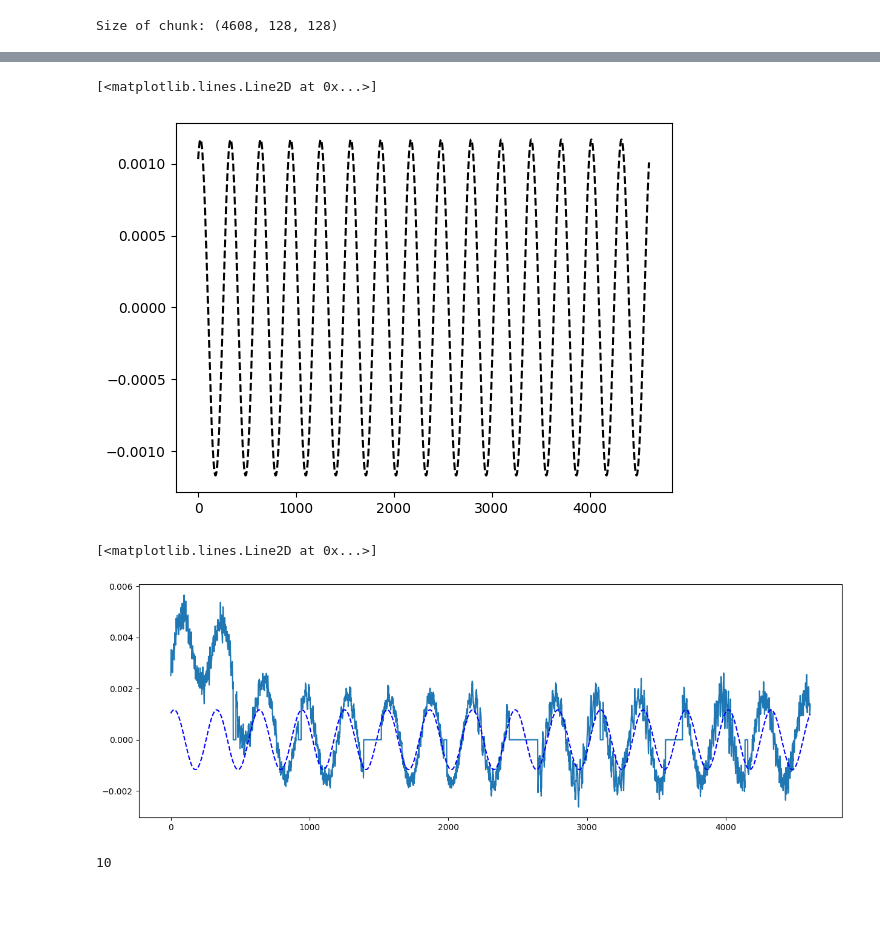
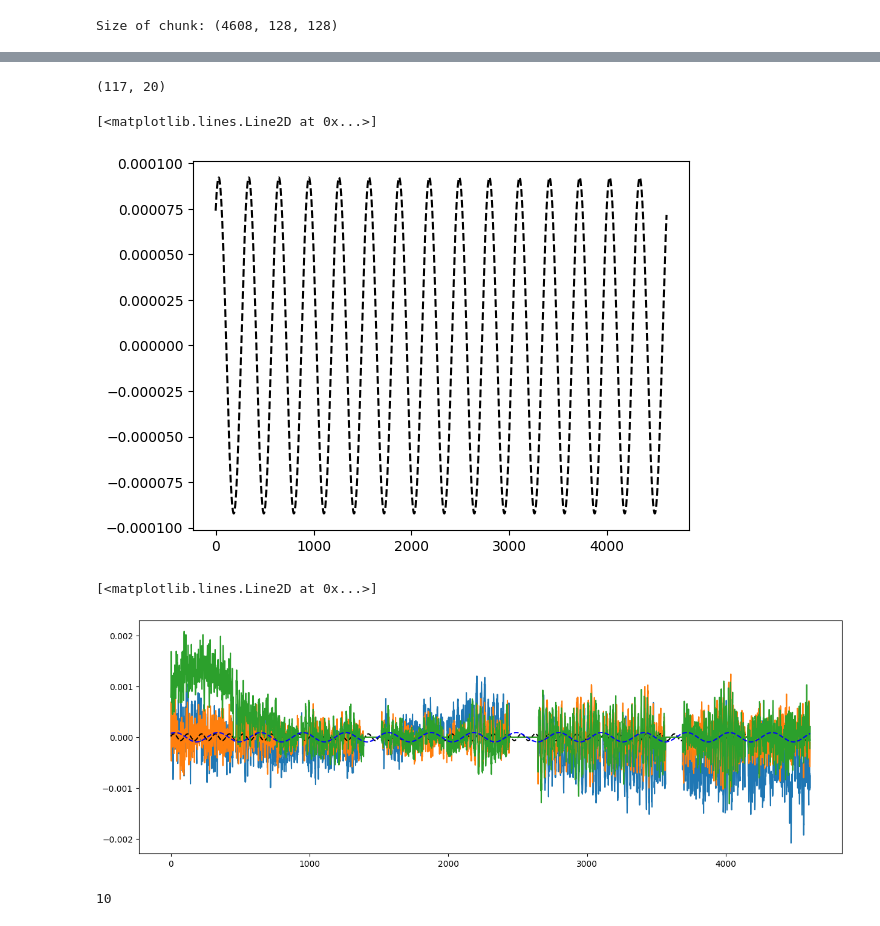
Before and after one commit to SpaceMeerkat/traident, a Jupyter notebook: training/preprocessing.ipynb, the cells around one changed output, grey strips where cells are left out. Drawn from its saved outputs; the diff is of its cells as text; code cells hidden in the pictures.

```diff
--- a/training/preprocessing.ipynb
+++ b/training/preprocessing.ipynb
@@ -39,5 +39,7 @@ chunk = getChunkIndexed(cube, 1348, 2223, blockSize=64)
 print(f"Size of chunk: {chunk.shape}")
 # %% [output]
 Size of chunk: (4608, 128, 128)
+# %%
+chunk -= np.median(chunk, 0)
 # %%
-chunk = inject_fake_signal(chunk, 20, 100, 200, 5, 250)
+chunk = inject_fake_signal(chunk, 30, 100, 2000, 1, 10)
@@ -44 +76,5 @@ chunk = inject_fake_signal(chunk, 20, 100, 200, 5, 250)
+# %%
+np.unravel_index(flux_grad.argmax(), flux_grad.shape)
+# %% [output]
+(117, 20)
 # %%
@@ -77,20 +113,18 @@ plt.figure()
 plt.plot(reconstructed_wave[:,20,100], 'k--')
 # %% [output]
 [<matplotlib.lines.Line2D at 0x...>]
-[figure, old version]
+[figure, new version]
 # %%
 plt.close('all')
 plt.figure(figsize=(15,5))
-# plt.plot(chunk[:,20,100])
-# plt.plot(chunk[:,127,32])
-
-# plt.plot(chunk[:,40,40])
-# plt.plot(reconstructed_wave[:,40,40], 'k--')
+plt.plot(chunk[:,127,32])
+plt.plot(chunk[:,40,40])
+plt.plot(reconstructed_wave[:,40,40], 'k--')
 plt.plot(chunk[:,20,100])
 plt.plot(reconstructed_wave[:,20,100], 'b--')
 # %% [output]
 [<matplotlib.lines.Line2D at 0x...>]
-[figure, old version]
+[figure, new version]
 # %%
 np.argmin(np.abs(480 - 1/xf[:N//2]))
 # %% [output]
```
Also changed, not shown: parts of 7 cells of this notebook.
